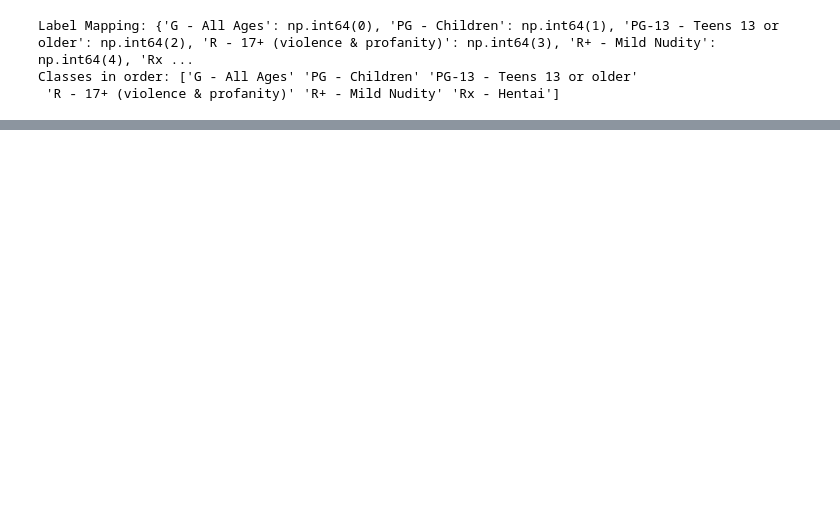
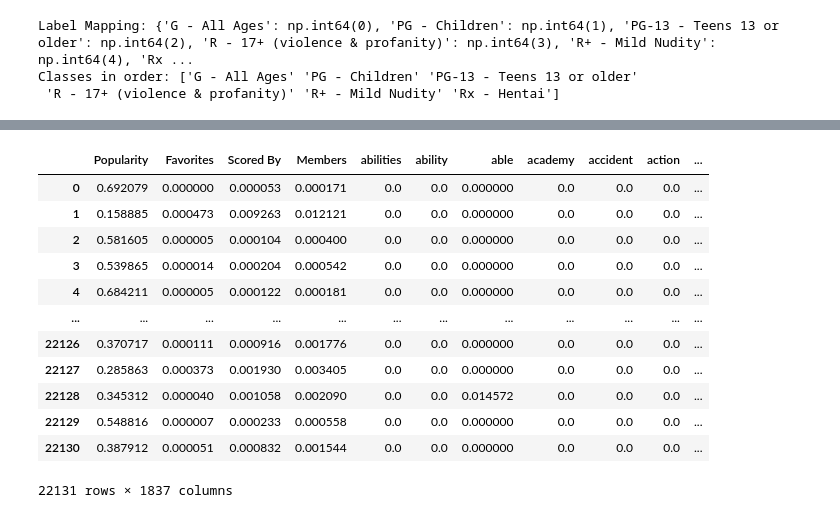
Before and after one commit to MinhHung7/Final_Project_DataScienceProgramming, a Jupyter notebook: anime_rating_classification.ipynb, the cells around one changed output, grey strips where cells are left out. Cells and saved outputs as stored; diff of their text form; code cells hidden in the pictures; blank space fills up the shorter version.

```diff
--- a/anime_rating_classification.ipynb
+++ b/anime_rating_classification.ipynb
@@ -520,0 +795,16 @@ X_train
+# %%
+X_clean_train
+# %% [output]
+|  | Popularity | Favorites | Scored By | Members | abilities | ability | able | academy | accident | action | ... |
+| 0 | 0.692079 | 0.000000 | 0.000053 | 0.000171 | 0.0 | 0.0 | 0.000000 | 0.0 | 0.0 | 0.0 | ... |
+| 1 | 0.158885 | 0.000473 | 0.009263 | 0.012121 | 0.0 | 0.0 | 0.000000 | 0.0 | 0.0 | 0.0 | ... |
+| 2 | 0.581605 | 0.000005 | 0.000104 | 0.000400 | 0.0 | 0.0 | 0.000000 | 0.0 | 0.0 | 0.0 | ... |
+| 3 | 0.539865 | 0.000014 | 0.000204 | 0.000542 | 0.0 | 0.0 | 0.000000 | 0.0 | 0.0 | 0.0 | ... |
+| 4 | 0.684211 | 0.000005 | 0.000122 | 0.000181 | 0.0 | 0.0 | 0.000000 | 0.0 | 0.0 | 0.0 | ... |
+| ... | ... | ... | ... | ... | ... | ... | ... | ... | ... | ... | ... |
+| 22126 | 0.370717 | 0.000111 | 0.000916 | 0.001776 | 0.0 | 0.0 | 0.000000 | 0.0 | 0.0 | 0.0 | ... |
+| 22127 | 0.285863 | 0.000373 | 0.001930 | 0.003405 | 0.0 | 0.0 | 0.000000 | 0.0 | 0.0 | 0.0 | ... |
+| 22128 | 0.345312 | 0.000040 | 0.001058 | 0.002090 | 0.0 | 0.0 | 0.014572 | 0.0 | 0.0 | 0.0 | ... |
+| 22129 | 0.548816 | 0.000007 | 0.000233 | 0.000558 | 0.0 | 0.0 | 0.000000 | 0.0 | 0.0 | 0.0 | ... |
+| 22130 | 0.387912 | 0.000051 | 0.000832 | 0.001544 | 0.0 | 0.0 | 0.000000 | 0.0 | 0.0 | 0.0 | ... |
+22131 rows × 1837 columns
```
Also changed, not shown: parts of 92 cells of this notebook, 1 other file.
